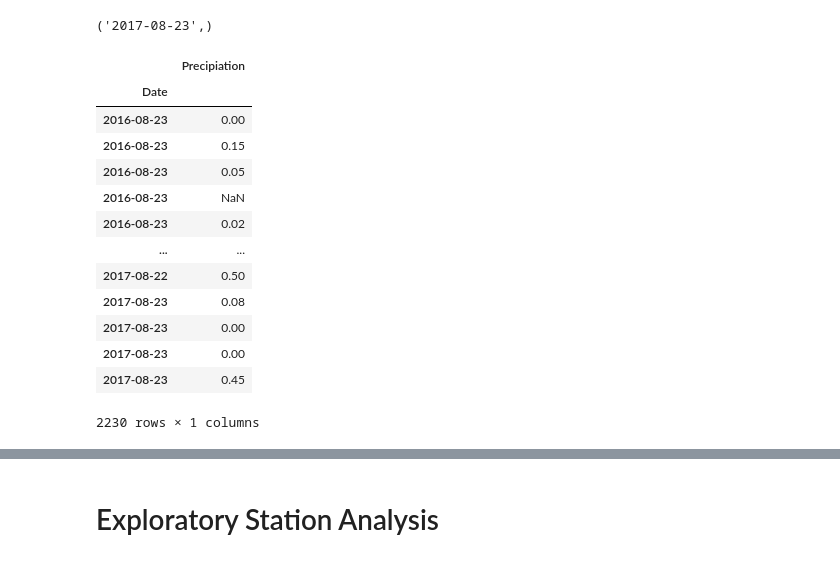
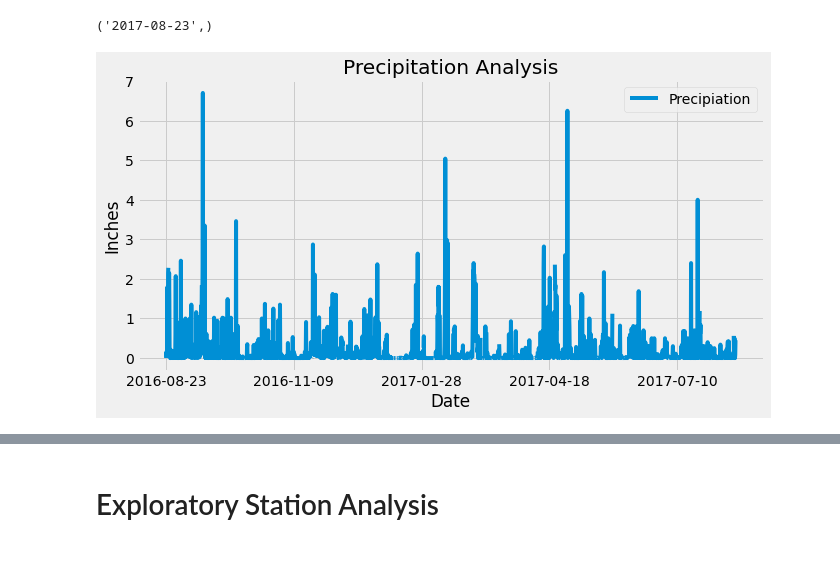
Before and after one commit to nvandriss/sqlalchemy-challenge, a Jupyter notebook: climate_starter.ipynb, the cells around one changed output, grey strips where cells are left out. Cells and saved outputs as stored; diff of their text form; code cells hidden in the pictures.

```diff
--- a/climate_starter.ipynb
+++ b/climate_starter.ipynb
@@ -46,37 +46,27 @@ recent_date
 # %%
 # Design a query to retrieve the last 12 months of precipitation data and plot the results.
 # Starting from the most recent data point in the database.
 # Calculate the date one year from the last date in data set.
 year_ago = dt.date(2017,8,23) - dt.timedelta(days=365)
 year_ago
 precip_data = session.query(Measurement.date,Measurement.prcp).\
     filter(Measurement.date >= year_ago).\
     order_by(Measurement.date).all()
 # Perform a query to retrieve the data and precipitation scores
 all_data = session.query(Measurement.date, Measurement.prcp).order_by(Measurement.date.desc()).all()
 
 # Save the query results as a Pandas DataFrame and set the index to the date column
 precip_df = pd.DataFrame(precip_data, columns =["Date","Precipiation"])
 precip_df.set_index("Date", inplace = True,)
 precip_df.head()
 # Sort the dataframe by date
 precip_df.sort_values(by=["Date"],ascending=True)
 
 # Use Pandas Plotting with Matplotlib to plot the data
+precip_df.plot(title="Precipitation Analysis", ylabel= "Inches", figsize=(10,5))
+plt.legend(loc='upper right')
+plt.show()
 # %% [output]
-|  | Precipiation |
-| Date |  |
-| 2016-08-23 | 0.00 |
-| 2016-08-23 | 0.15 |
-| 2016-08-23 | 0.05 |
-| 2016-08-23 | NaN |
-| 2016-08-23 | 0.02 |
-| ... | ... |
-| 2017-08-22 | 0.50 |
-| 2017-08-23 | 0.08 |
-| 2017-08-23 | 0.00 |
-| 2017-08-23 | 0.00 |
-| 2017-08-23 | 0.45 |
-2230 rows × 1 columns
+[figure, added]
 # %%
 # Use Pandas to calcualte the summary statistics for the precipitation data
```
Also changed, not shown: parts of 1 cell of this notebook.
